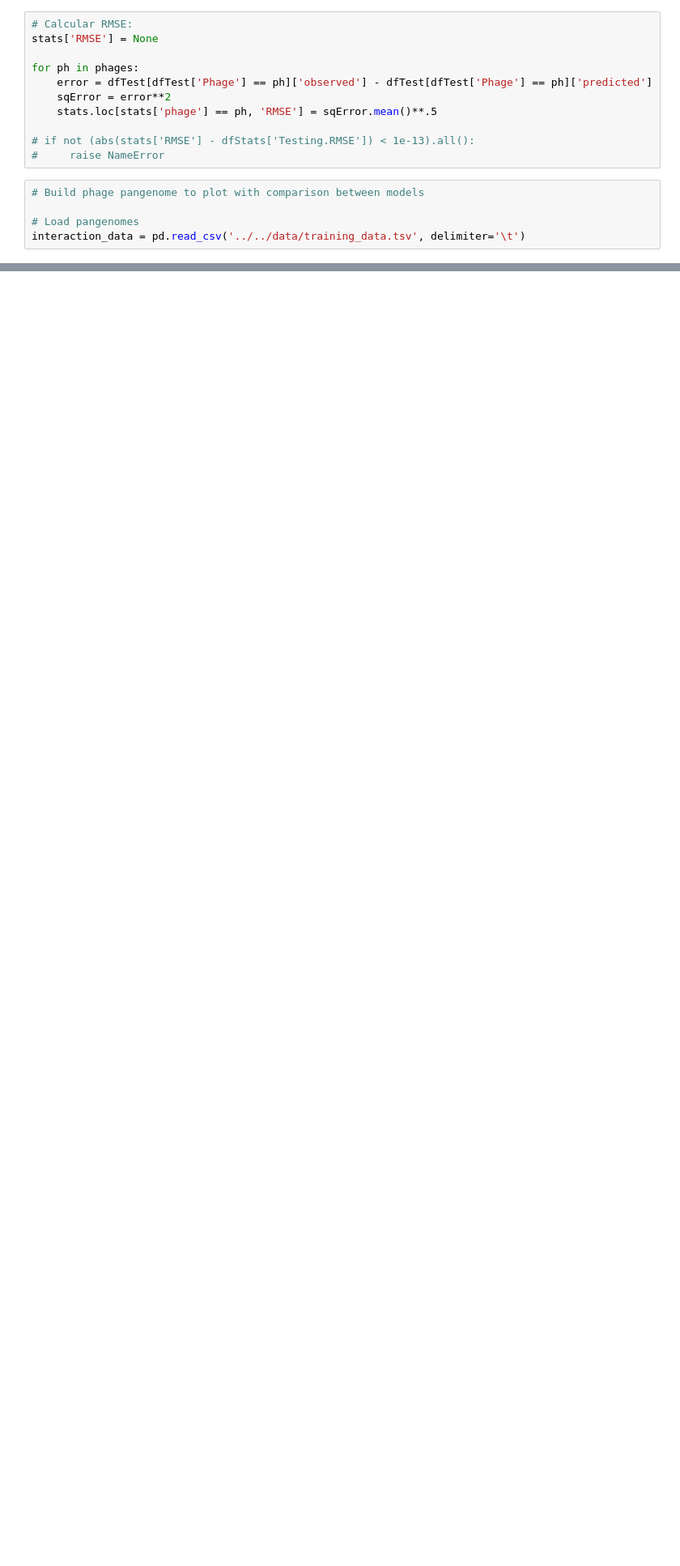
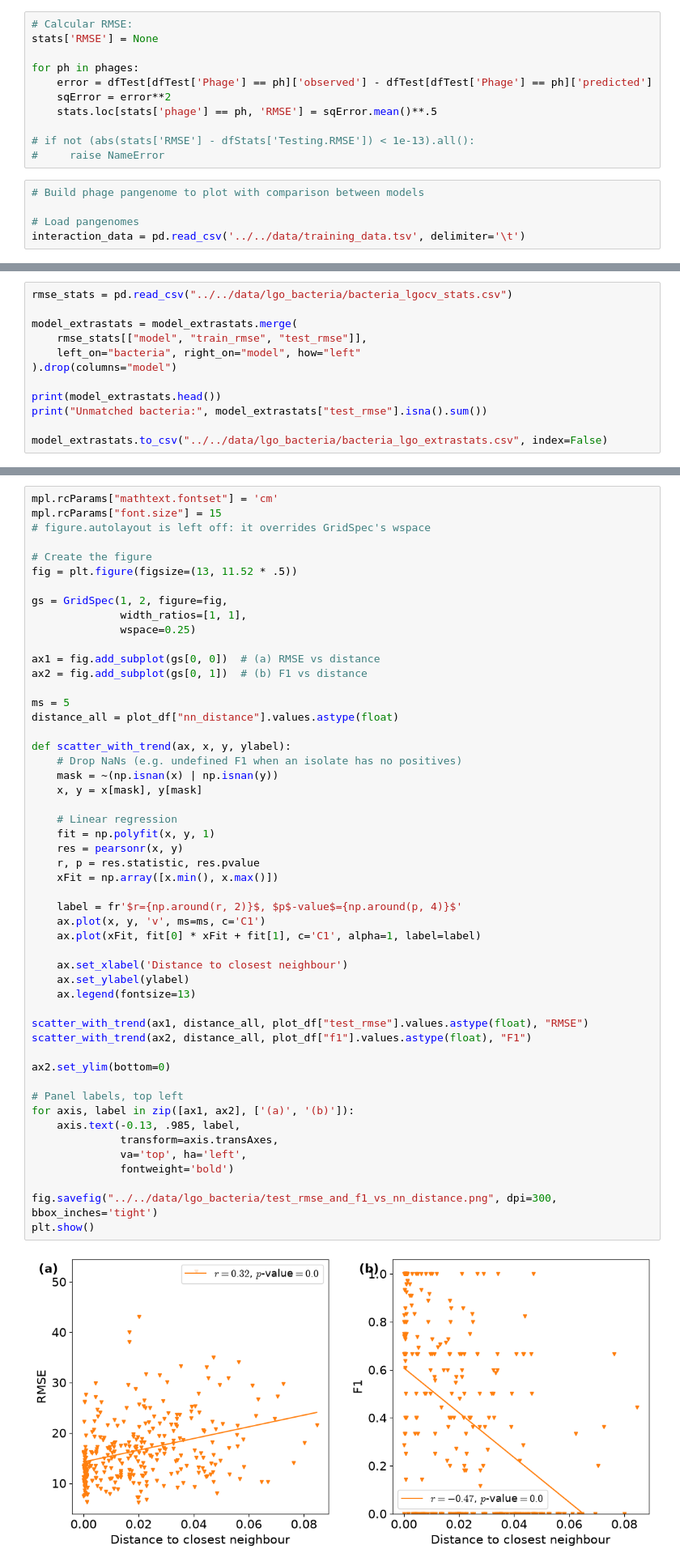
Before and after one commit to Antonia-Chalka/PanPhage_Models_Reference, a Jupyter notebook: code/pythonnotebooks/LGO_plots.ipynb, the cells around one changed output, grey strips where cells are left out. Shown at 81% size. Saved outputs shown, nothing was run; the diff lists cells and outputs as text; blank space fills up the shorter version.

Commit message:
LGO of bacteria & mlst, plus update lgo phage names

```diff
--- a/code/pythonnotebooks/LGO_plots.ipynb
+++ b/code/pythonnotebooks/LGO_plots.ipynb
@@ -219,0 +279,12 @@ path = '../../Alison Low\'s files - Pan_Phage ML manuscript/figures/Fig 4_combin
+# %%
+rmse_stats = pd.read_csv("../../data/lgo_bacteria/bacteria_lgocv_stats.csv")
+
+model_extrastats = model_extrastats.merge(
+    rmse_stats[["model", "train_rmse", "test_rmse"]],
+    left_on="bacteria", right_on="model", how="left"
+).drop(columns="model")
+
+print(model_extrastats.head())
+print("Unmatched bacteria:", model_extrastats["test_rmse"].isna().sum())
+
+model_extrastats.to_csv("../../data/lgo_bacteria/bacteria_lgo_extrastats.csv", index=False)
@@ -219,0 +358,53 @@ path = '../../Alison Low\'s files - Pan_Phage ML manuscript/figures/Fig 4_combin
+# %%
+mpl.rcParams["mathtext.fontset"] = 'cm'
+mpl.rcParams["font.size"] = 15
+# figure.autolayout is left off: it overrides GridSpec's wspace
+
+# Create the figure
+fig = plt.figure(figsize=(13, 11.52 * .5))
+
+gs = GridSpec(1, 2, figure=fig,
+              width_ratios=[1, 1],
+              wspace=0.25)
+
+ax1 = fig.add_subplot(gs[0, 0])  # (a) RMSE vs distance
+ax2 = fig.add_subplot(gs[0, 1])  # (b) F1 vs distance
+
+ms = 5
+distance_all = plot_df["nn_distance"].values.astype(float)
+
+def scatter_with_trend(ax, x, y, ylabel):
+    # Drop NaNs (e.g. undefined F1 when an isolate has no positives)
+    mask = ~(np.isnan(x) | np.isnan(y))
+    x, y = x[mask], y[mask]
+
+    # Linear regression
+    fit = np.polyfit(x, y, 1)
+    res = pearsonr(x, y)
+    r, p = res.statistic, res.pvalue
+    xFit = np.array([x.min(), x.max()])
+
+    label = fr'$r={np.around(r, 2)}$, $p$-value$={np.around(p, 4)}$'
+    ax.plot(x, y, 'v', ms=ms, c='C1')
+    ax.plot(xFit, fit[0] * xFit + fit[1], c='C1', alpha=1, label=label)
+
+    ax.set_xlabel('Distance to closest neighbour')
+    ax.set_ylabel(ylabel)
+    ax.legend(fontsize=13)
+
+scatter_with_trend(ax1, distance_all, plot_df["test_rmse"].values.astype(float), "RMSE")
+scatter_with_trend(ax2, distance_all, plot_df["f1"].values.astype(float), "F1")
+
+ax2.set_ylim(bottom=0)
+
+# Panel labels, top left
+for axis, label in zip([ax1, ax2], ['(a)', '(b)']):
+    axis.text(-0.13, .985, label,
+              transform=axis.transAxes,
+              va='top', ha='left',
+              fontweight='bold')
+
+fig.savefig("../../data/lgo_bacteria/test_rmse_and_f1_vs_nn_distance.png", dpi=300, bbox_inches='tight')
+plt.show()
+# %% [output]
+[figure, added]
```
Also changed, not shown: parts of 11 cells of this notebook, 15 other files.
